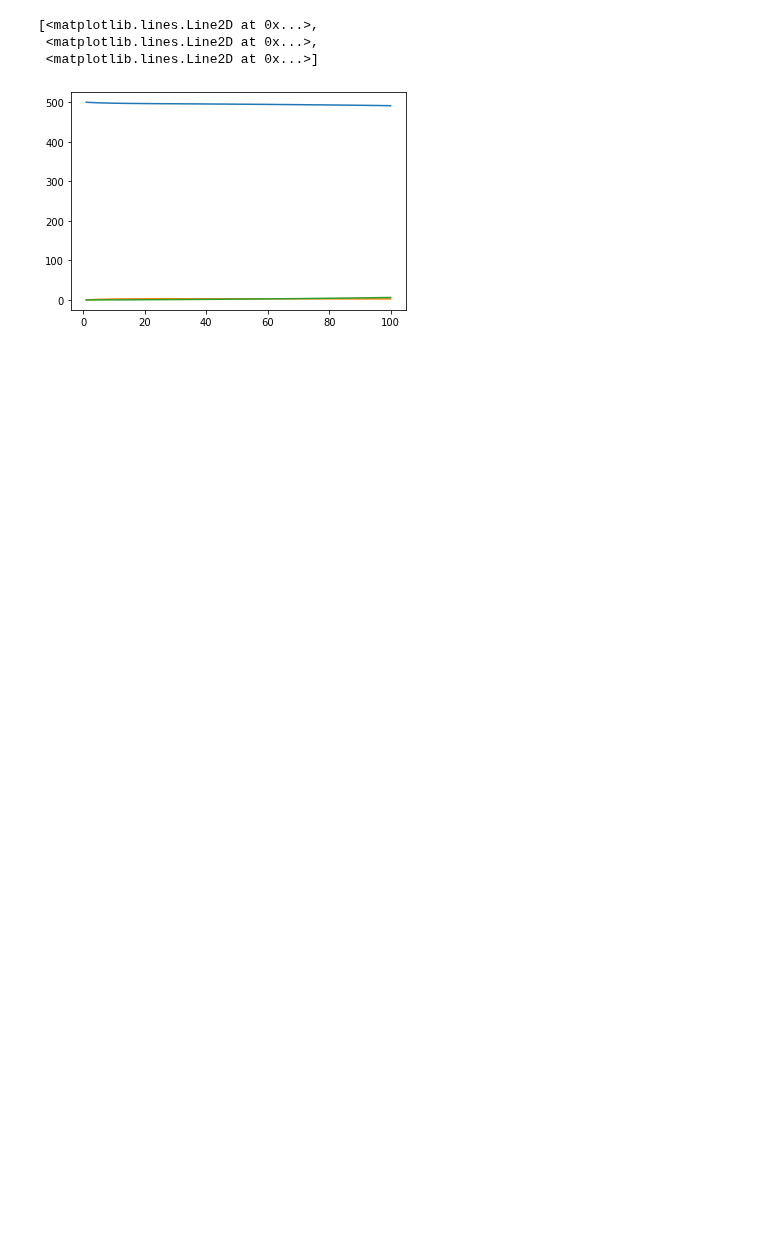
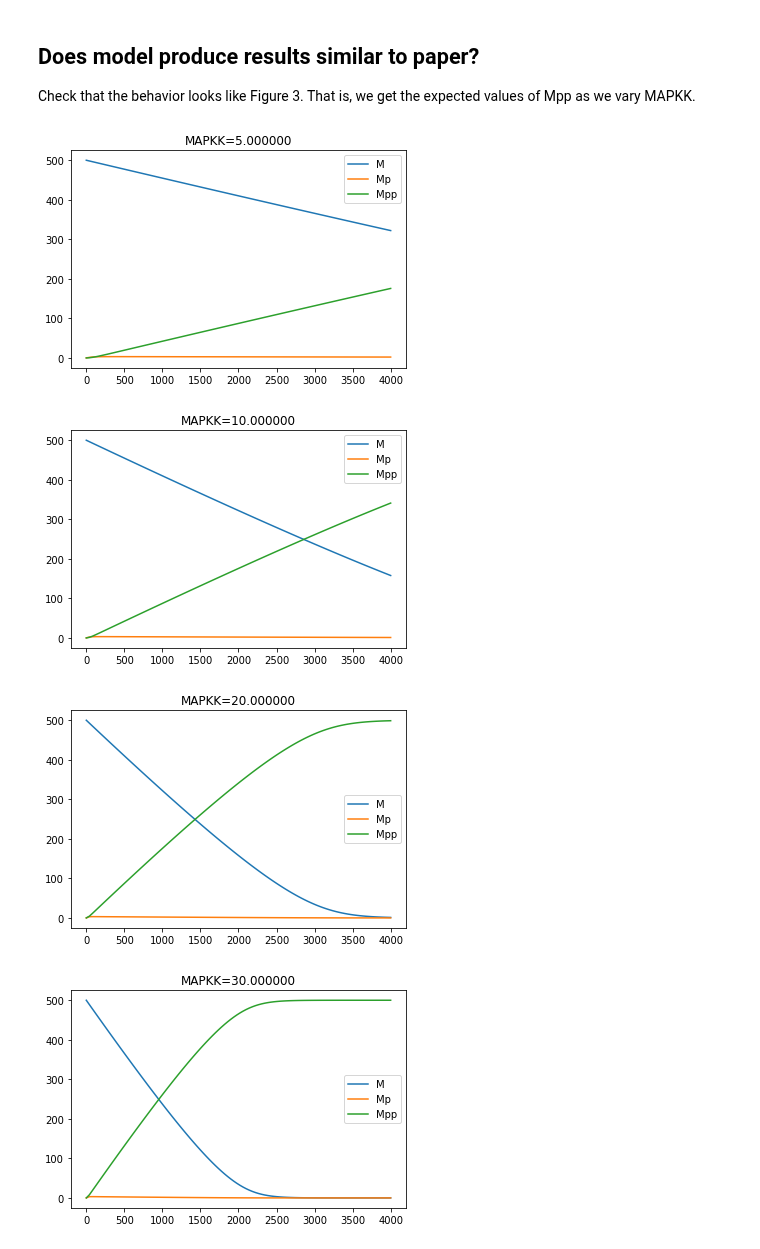
Before and after one commit to ModelEngineering/advancing-biomedical-models, a Jupyter notebook: lectures/lecture_13/lecture_13_Case_Study_MAPK.ipynb, the cells around one changed output. Cells and saved outputs as stored; diff of their text form; code cells hidden in the pictures; blank space fills up the shorter version.

```diff
--- a/lectures/lecture_13/lecture_13_Case_Study_MAPK.ipynb
+++ b/lectures/lecture_13/lecture_13_Case_Study_MAPK.ipynb
@@ -32,9 +45,22 @@ rr = te.loada(model)
-# %%
-rr.reset()
-data = rr.simulate(1, 100, 100)
-plt.plot(data[:,0], data[:,1:])
-# %% [output]
-[<matplotlib.lines.Line2D at 0x...>,
- <matplotlib.lines.Line2D at 0x...>,
- <matplotlib.lines.Line2D at 0x...>]
-[figure, removed]
+# %% [markdown]
+## Does model produce results similar to paper?
+Check that the behavior looks like Figure 3. That is, we get the expected values of Mpp as we vary MAPKK.
+# %%
+def plotParameterDynamics(name, values, others_dict={}):
+    for value in values:
+        parameters = mf.makeParameters([name], values=[value], maxs=[value] )
+        for other_name in others_dict.keys():
+            other_value = others_dict[other_name]
+            parameters.add(other_name, value=other_value, min=other_value*0.99, max=other_value*1.01)
+        data = mf.runSimulation(parameters=parameters, model=model, sim_time=4000, num_points=100)
+        plt.plot(data[:,0], data[:,1:])
+        plt.legend(['M', 'Mp', 'Mpp'])
+        plt.title("%s=%f" % (name, float(value)))
+        plt.show()
+# %%
+plotParameterDynamics('MAPKK', [5, 10, 20, 30, 60])
+# %% [output]
+[figure, added]
+[figure, added]
+[figure, added]
+[figure, added]
```
Also changed, not shown: parts of 16 cells of this notebook, 1 other file.
